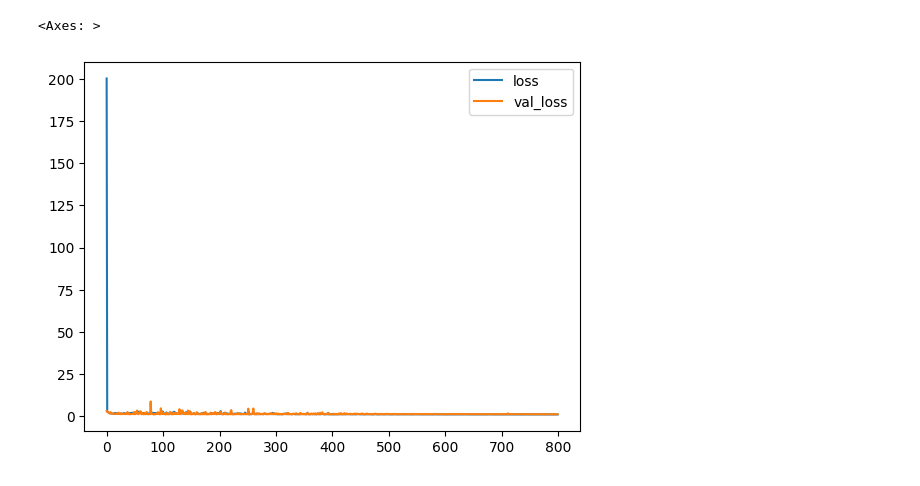
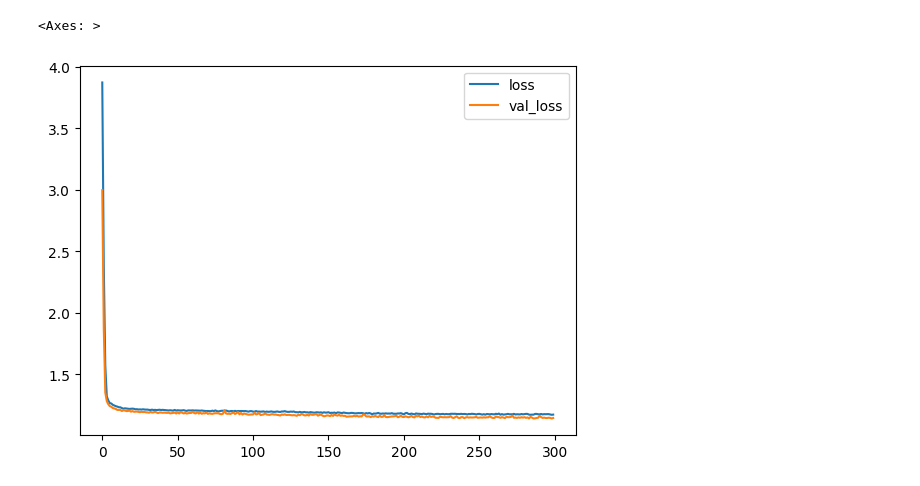
Before and after one commit to lal02/LUAS_Deep_Learning, a Jupyter notebook: Task_2/2_First_Test.ipynb, the cells around one changed output. Cells and saved outputs as stored; diff of their text form; code cells hidden in the pictures.

```diff
--- a/Task_2/2_First_Test.ipynb
+++ b/Task_2/2_First_Test.ipynb
@@ -21,0 +55,9 @@ df['Segmentation'].hist()
+# %%
+# let's assign actual names for the Segmentation Classes
+# so we have nicer metrics and results later (after training model)
+df['Segmentation'] = df['Segmentation'].replace({
+    1: "1: A",
+    2: "2: B",
+    3: "3: C",
+    4: "4: D"
+})
@@ -46,8 +87,18 @@ int(df.duplicated().sum())
 # %%
+# everything else except the target variable
 X = df.drop("Segmentation", axis=1)
-y = df["Segmentation"]
-# step 1, split the data into 70% (training data) and 30% (temporary data)
-X_train, X_temp, y_train, y_temp = train_test_split(X, y, test_size=0.3)
 
-# step 2, split the temporary data in HALF (0.5) => 15% test and 15% validation
-X_val, X_test, y_val, y_test = train_test_split(X_temp, y_temp, test_size=0.5)
+# have only the target variable here (dependent variable)
+y_temp = df['Segmentation']
+
+# since we are doing classification, we have to process our target values with an encoder
+# and convert them into a categorical TensorFlow/Keras -format
+le = LabelEncoder()
+y_enc = le.fit_transform(y_temp)
+
+# Converting the label into a matrix form
+y = tf.keras.utils.to_categorical(y_enc)
+
+# save the categories into a helper list for later purposes
+categories = list(le.classes_)
+categories
@@ -54 +138,7 @@ X_val, X_test, y_val, y_test = train_test_split(X_temp, y_temp, test_size=0.5)
+# %%
+# this time, let's split the data into 65% (training data) and 35% (temporary data)
+X_train, X_temp, y_train, y_temp = train_test_split(X, y, test_size=0.35)
+
+# step 2, split the temporary data in HALF (0.5) => 17.5% test and 17.5% validation
+X_val, X_test, y_val, y_test = train_test_split(X_temp, y_temp, test_size=0.5)
 # %%
@@ -116,3 +183,3 @@ Model: "sequential"
 # %%
-model.fit(x=X_train, y=y_train, epochs=800, validation_data=(X_val, y_val))
+model.fit(x=X_train, y=y_train, epochs=300, validation_data=(X_val, y_val))
 # %% [output]
@@ -136,8 +203,8 @@ Epoch 800/800
 <keras.src.callbacks.history.History at 0x...>
 # %%
 loss_df = pd.DataFrame(model.history.history)
-loss_df.plot()
+loss_df[['loss', 'val_loss']].plot()
 # %% [output]
 <Axes: >
-[figure, old version]
+[figure, new version]
 # %%
```
Also changed, not shown: parts of 18 cells of this notebook, 6 other files.
